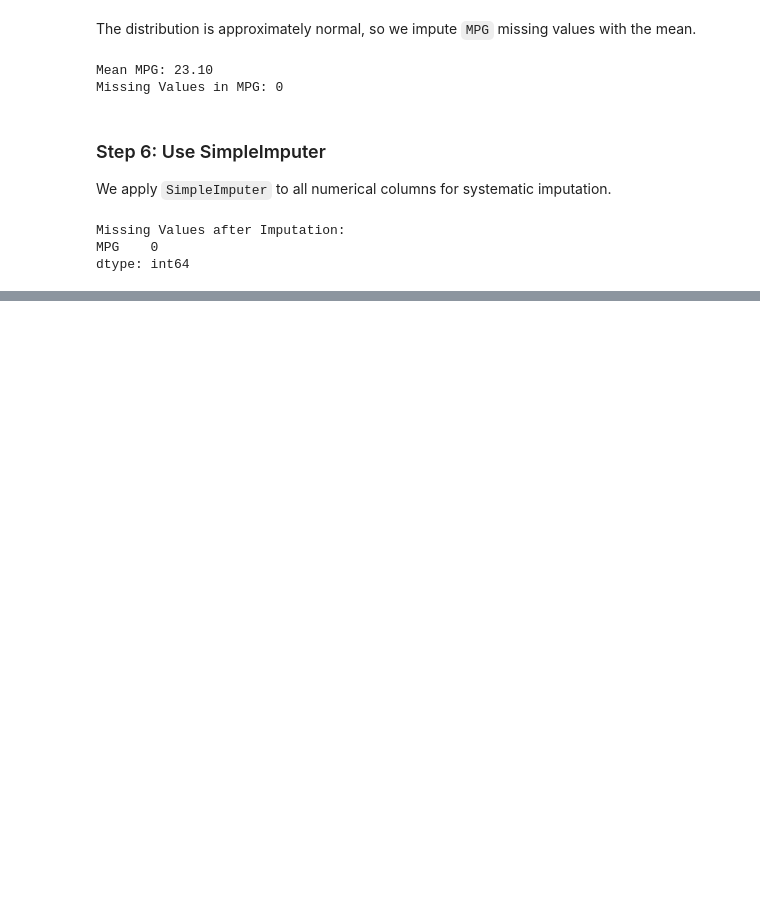
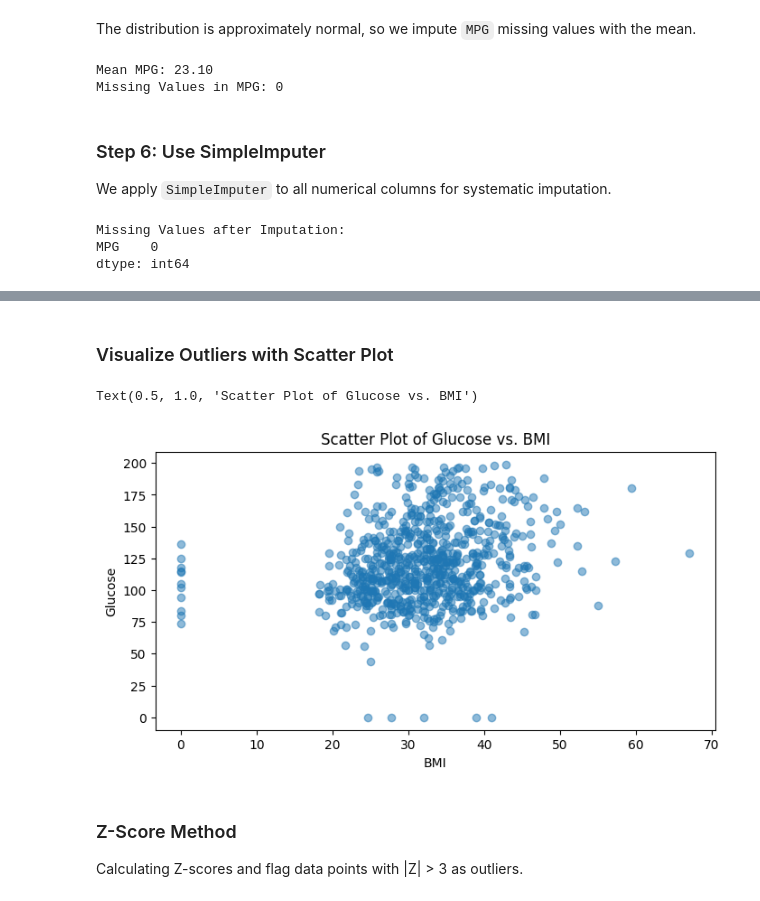
Before and after one commit to anonduke/PROG8245_Lab4, a Jupyter notebook: lab4_8991782.ipynb, the cells around one changed output, grey strips where cells are left out. Cells and saved outputs as stored; diff of their text form; code cells hidden in the pictures; blank space fills up the shorter version.

```diff
--- a/lab4_8991782.ipynb
+++ b/lab4_8991782.ipynb
@@ -529,0 +455,16 @@ The IQR method identifies outliers as items with `Total_Sales` below Q1 - 1.5*IQ
+# %% [markdown]
+### Visualize Outliers with Scatter Plot
+# %%
+# Outlier Detection
+plt.figure(figsize=(8, 4))
+plt.scatter(df_diabetes['BMI'], df_diabetes['Glucose'], alpha=0.5)
+plt.xlabel('BMI')
+plt.ylabel('Glucose')
+plt.title('Scatter Plot of Glucose vs. BMI')
+# %% [output]
+Text(0.5, 1.0, 'Scatter Plot of Glucose vs. BMI')
+[figure, added]
+# %% [markdown]
+### Z-Score Method
+
+Calculating Z-scores and flag data points with |Z| > 3 as outliers.
```
Also changed, not shown: parts of 31 cells of this notebook, 5 other files.
